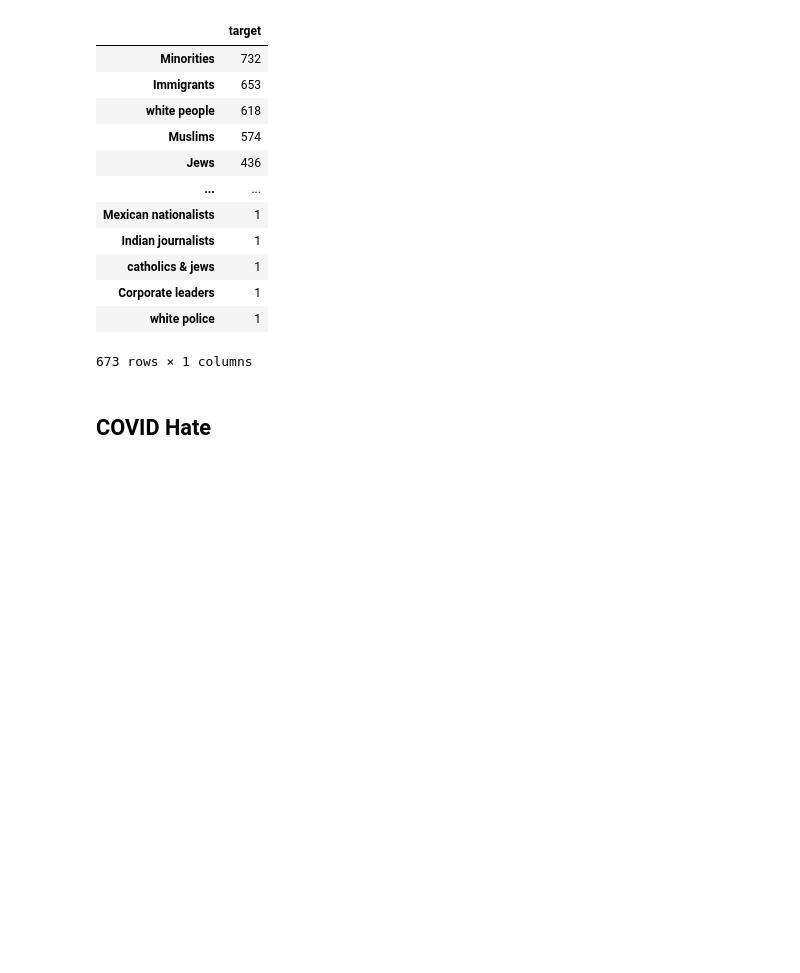
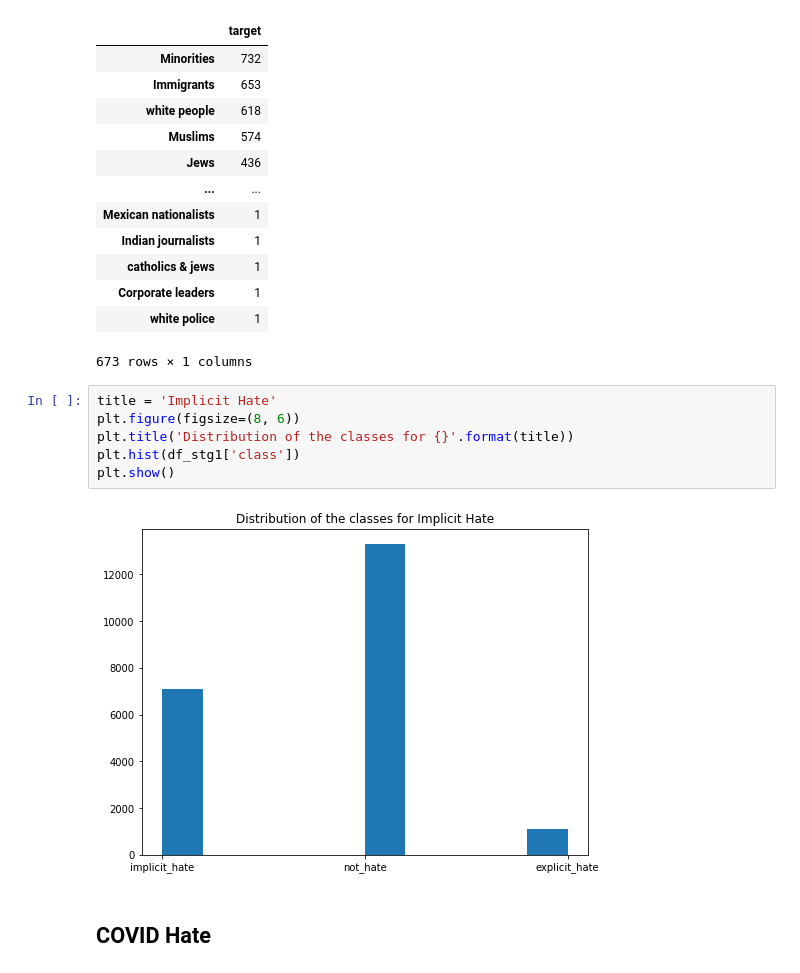
Before and after one commit to richouzo/cs6471-project, a Jupyter notebook: src/analysis/data_analysis.ipynb, the cells around one changed output. Drawn from its saved outputs; the diff is of its cells as text; blank space fills up the shorter version.

```diff
--- a/src/analysis/data_analysis.ipynb
+++ b/src/analysis/data_analysis.ipynb
@@ -88,6 +143,14 @@ df_stg3.agg({'target': lambda x: x.value_counts()})
 | Corporate leaders | 1 |
 | white police | 1 |
 673 rows × 1 columns
+# %%
+title = 'Implicit Hate'
+plt.figure(figsize=(8, 6))
+plt.title('Distribution of the classes for {}'.format(title))
+plt.hist(df_stg1['class'])
+plt.show()
+# %% [output]
+[figure, added]
 # %% [markdown]
 ## COVID Hate
 # %%
```
Also changed, not shown: parts of 16 cells of this notebook.
